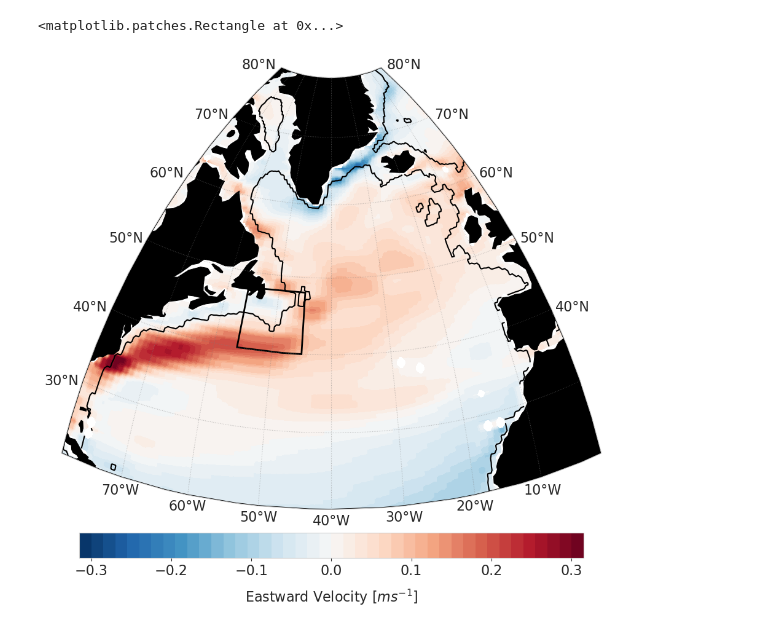
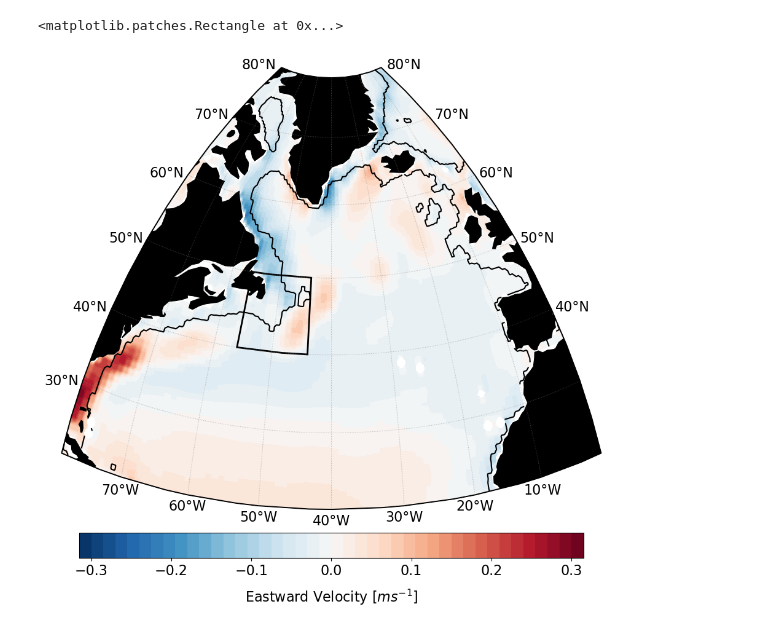
Before and after one commit to lillienders/ecco_dwbc, a Jupyter notebook: notebooks/lat_lon_velocity_sections.ipynb, the cells around one changed output. Saved outputs shown, nothing was run; the diff lists cells and outputs as text; code cells hidden in the pictures.

```diff
--- a/notebooks/lat_lon_velocity_sections.ipynb
+++ b/notebooks/lat_lon_velocity_sections.ipynb
@@ -53,33 +56,33 @@ ds_bathy   = xr.open_dataset(bathy_path).Depth
 # %%
 save_name    = 'surface_velocity_test'
 
-plt_var      = ds_mean.EVEL[0,:,:]
+plt_var      = ds_mean.NVEL[0,:,:]
 max_val      = 0.3
 plt_var.data[plt_var.data > max_val] = max_val
 plt_var.data[plt_var.data < -max_val] = -max_val
 
 bbox          = [-80,0,20,80] # Plotting Extent
 plot_this_box = [-80,0,0,60]    # Locator box indicating a region
 proj          = ccrs.PlateCarree() # Need to add this to most things as "transform=proj"
 fig,ax,_      = init_orthomap(1,1,bbox)
 
 # Add Coasts/Continent
 ax     = add_coast_grid(ax,bbox,fill_color='k',line_color='k')
 levels = np.linspace(-max_val,max_val,61)
 
 # Plot contours
 colorplot = ax.contourf(lon_mg,lat_mg,plt_var,transform=proj, levels=50, cmap='RdBu_r', zorder=0)
 cbar = plt.colorbar(colorplot, fraction=0.057, pad=0.01, orientation='horizontal',ticks=np.linspace(-max_val,max_val, 7))
 cbar.set_label('Eastward Velocity [$ms^{-1}$]', size='16', labelpad=11)
 
 plt.contour(ds_bathy.longitude,ds_bathy.latitude,ds_bathy,levels = [1000],colors='k',transform = proj)
 #plt.scatter(vels_N.longitude,np.repeat(vels_N.latitude,len(vels_N.longitude)),transform = proj)
 cbar.ax.tick_params(labelsize=16)
-ax.add_patch(patch.Rectangle((-56,40),11,8,facecolor='None',edgecolor='k',linewidth=2,transform=proj))
+ax.add_patch(patch.Rectangle((-56,40),12,10,facecolor='None',edgecolor='k',linewidth=2,transform=proj))
 #plt.savefig(fig_path  + save_name + '.png', format='png', bbox_inches="tight",dpi=100)
 # %% [output]
 <matplotlib.patches.Rectangle at 0x...>
-[figure, old version]
+[figure, new version]
 # %%
 ### --- Define TGB BOX ---
 # Min Latitude = 40N; Max Latitude = 47N
```
Also changed, not shown: parts of 4 cells of this notebook, 5 other files.
